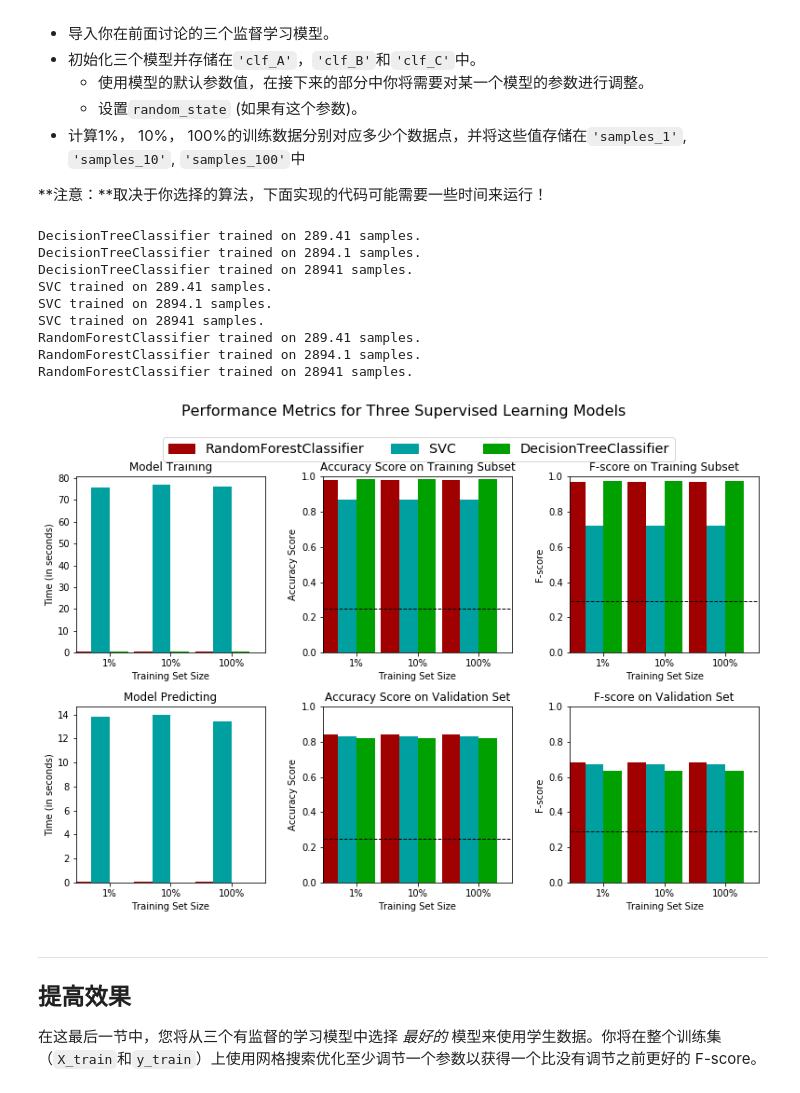
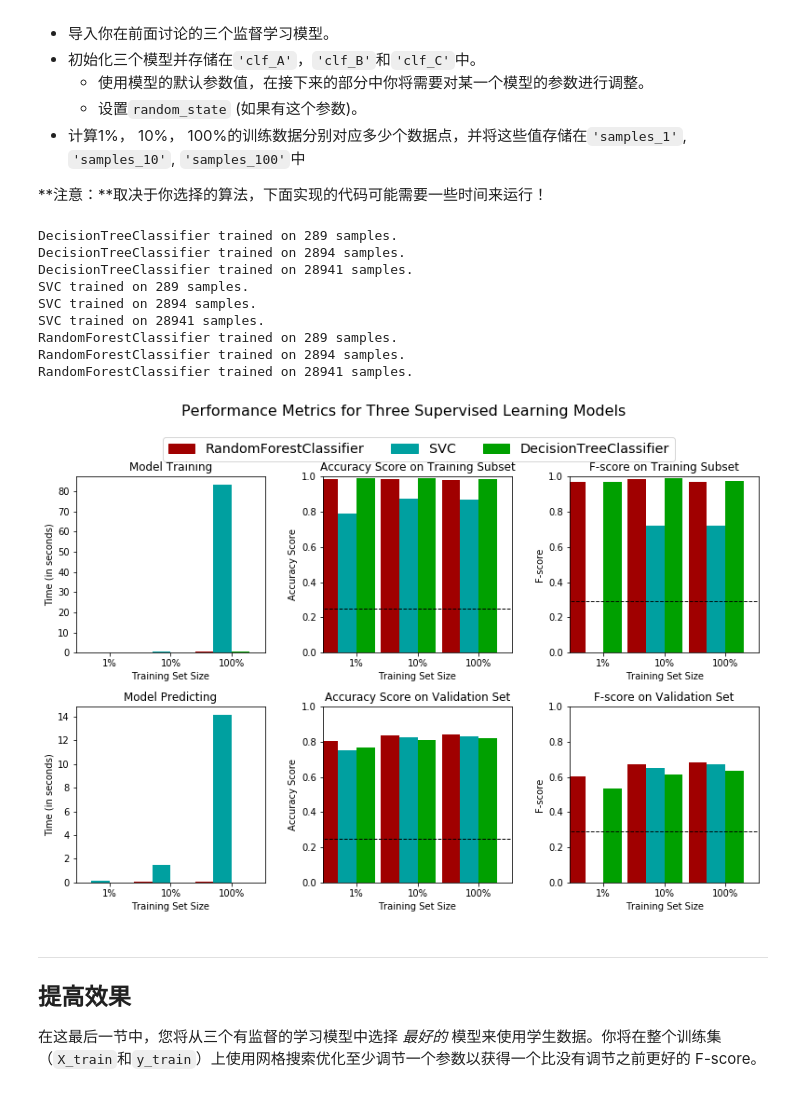
Before and after one commit to huangyaofu2/udacity_find_donars, a Jupyter notebook: finding_donors.ipynb, the cells around one changed output. Drawn from its saved outputs; the diff is of its cells as text; code cells hidden in the pictures.

```diff
--- a/finding_donors.ipynb
+++ b/finding_donors.ipynb
@@ -406,7 +406,7 @@ def train_predict(learner, sample_size, X_train, y_train, X_val, y_val):
     # TODO：使用sample_size大小的训练数据来拟合学习器
     # TODO: Fit the learner to the training data using slicing with 'sample_size'
     start = time() # 获得程序开始时间
-    learner = learner.fit(X_train,y_train)
+    learner = learner.fit(X_train.head(sample_size),y_train.head(sample_size))
     end = time() # 获得程序结束时间
 
     # TODO：计算训练时间
@@ -452,40 +452,40 @@ def train_predict(learner, sample_size, X_train, y_train, X_val, y_val):
 # %%
 # TODO：从sklearn中导入三个监督学习模型
 from sklearn.tree import DecisionTreeClassifier
 from sklearn.svm import SVC
 from sklearn.ensemble import RandomForestClassifier
 random_state=10
 # TODO：初始化三个模型
 clf_A = DecisionTreeClassifier(random_state=random_state)
 clf_B = SVC(random_state=random_state)
 clf_C = RandomForestClassifier(random_state=random_state)
 
 # TODO：计算1%， 10%， 100%的训练数据分别对应多少点
-samples_1 = X_train.shape[0]*.01
-samples_10 = X_train.shape[0]*.1
-samples_100 = X_train.shape[0]
+samples_1 = int(X_train.shape[0]*.01)
+samples_10 = int(X_train.shape[0]*.1)
+samples_100 = int(X_train.shape[0])
 
 # 收集学习器的结果
 results = {}
 for clf in [clf_A, clf_B, clf_C]:
     clf_name = clf.__class__.__name__
     results[clf_name] = {}
     for i, samples in enumerate([samples_1, samples_10, samples_100]):
         results[clf_name][i] = train_predict(clf, samples, X_train, y_train, X_val, y_val)
 
 # 对选择的三个模型得到的评价结果进行可视化
 vs.evaluate(results, accuracy, fscore)
 # %% [output]
-DecisionTreeClassifier trained on 289.41 samples.
-DecisionTreeClassifier trained on 2894.1 samples.
+DecisionTreeClassifier trained on 289 samples.
+DecisionTreeClassifier trained on 2894 samples.
 DecisionTreeClassifier trained on 28941 samples.
-SVC trained on 289.41 samples.
-SVC trained on 2894.1 samples.
+SVC trained on 289 samples.
+SVC trained on 2894 samples.
 SVC trained on 28941 samples.
-RandomForestClassifier trained on 289.41 samples.
-RandomForestClassifier trained on 2894.1 samples.
+RandomForestClassifier trained on 289 samples.
+RandomForestClassifier trained on 2894 samples.
 RandomForestClassifier trained on 28941 samples.
-[figure, old version]
+[figure, new version]
 # %% [markdown]
 ----
 ## 提高效果
```
Also changed, not shown: parts of 1 cell of this notebook, 1 other file.
